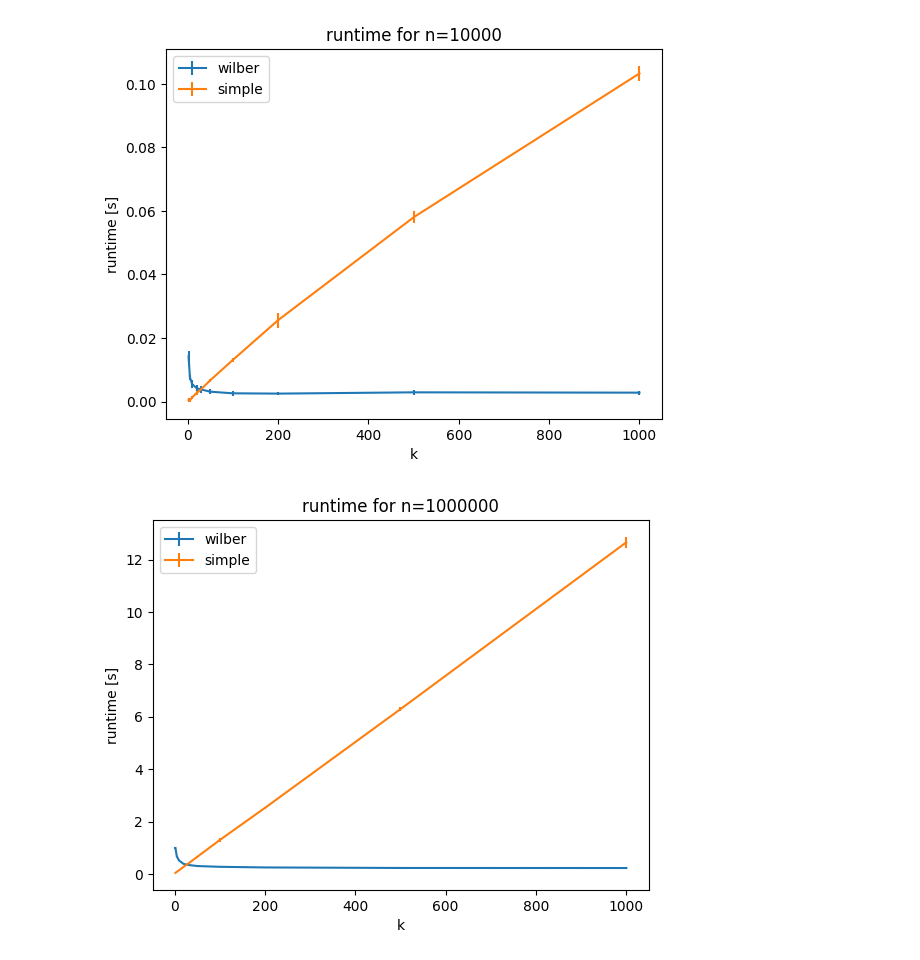
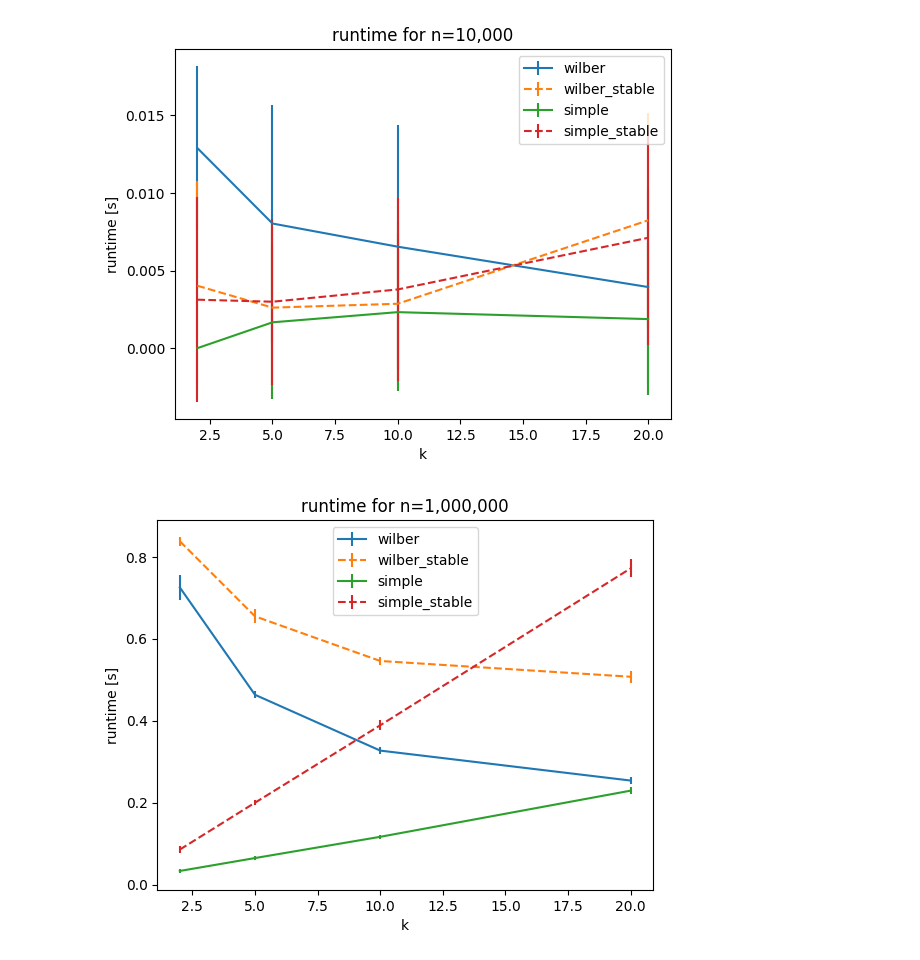
Before and after one commit to Feelx234/microagg1d, a Jupyter notebook: SpeedComparison.ipynb, the cells around one changed output. Saved outputs shown, nothing was run; the diff lists cells and outputs as text; code cells hidden in the pictures.

Commit message:
Prepared for merge Restructured some functions, Renamed Wilber to wilber Finalized the stable algorithm for Wilber

```diff
--- a/SpeedComparison.ipynb
+++ b/SpeedComparison.ipynb
@@ -40,8 +50,10 @@ for n in tqdm(ns, leave=False):
 # %%
 df = pd.DataFrame.from_records(records, columns=["name", "n", "k", "sample", "time"])
 # %%
-def get_vals(df, name, n):
+def get_vals(df, name, n, max_k=None):
     df2 = df[df["name"]==name]
+    if not max_k is None:
+        df2=df2[df2["k"] < max_k ]
     df2 = df2[df2["n"]==n]
     df2 = df2.drop(["name", "n", "sample"], axis=1)
     df2 = df2.groupby("k").aggregate((np.mean, np.std))
@@ -68 +80,14 @@ get_vals(df, "simple", 100)
  Name: std, dtype: float64)
+# %%
+max_k = None
+for n in [100_00, 1_000_000]:
+    plt.figure()
+    plt.errorbar(*get_vals(df, "wilber", n, max_k), label="wilber")
+    plt.errorbar(*get_vals(df, "wilber_stable", n, max_k), label="wilber_stable", linestyle="--")
+    plt.errorbar(*get_vals(df, "simple", n, max_k), label="simple")
+    plt.errorbar(*get_vals(df, "simple_stable", n, max_k), label="simple_stable", linestyle="--")
+    plt.ylabel("runtime [s]")
+    plt.xlabel("k")
+    plt.title(f"runtime for n={n:,}")
+    plt.legend()
+    #plt.xscale("log")
@@ -69,13 +97,15 @@ get_vals(df, "simple", 100)
 # %%
-
+max_k = 21
 for n in [100_00, 1_000_000]:
     plt.figure()
-    plt.errorbar(*get_vals(df, "wilber", n), label="wilber")
-    plt.errorbar(*get_vals(df, "simple", n), label="simple")
+    plt.errorbar(*get_vals(df, "wilber", n, max_k), label="wilber")
+    plt.errorbar(*get_vals(df, "wilber_stable", n, max_k), label="wilber_stable", linestyle="--")
+    plt.errorbar(*get_vals(df, "simple", n, max_k), label="simple")
+    plt.errorbar(*get_vals(df, "simple_stable", n, max_k), label="simple_stable", linestyle="--")
     plt.ylabel("runtime [s]")
     plt.xlabel("k")
-    plt.title(f"runtime for n={n}")
+    plt.title(f"runtime for n={n:,}")
     plt.legend()
 # %% [output]
-[figure, old version]
+[figure, new version]
-[figure, old version]
+[figure, new version]
```
Also changed, not shown: parts of 3 cells of this notebook, 9 other files.
